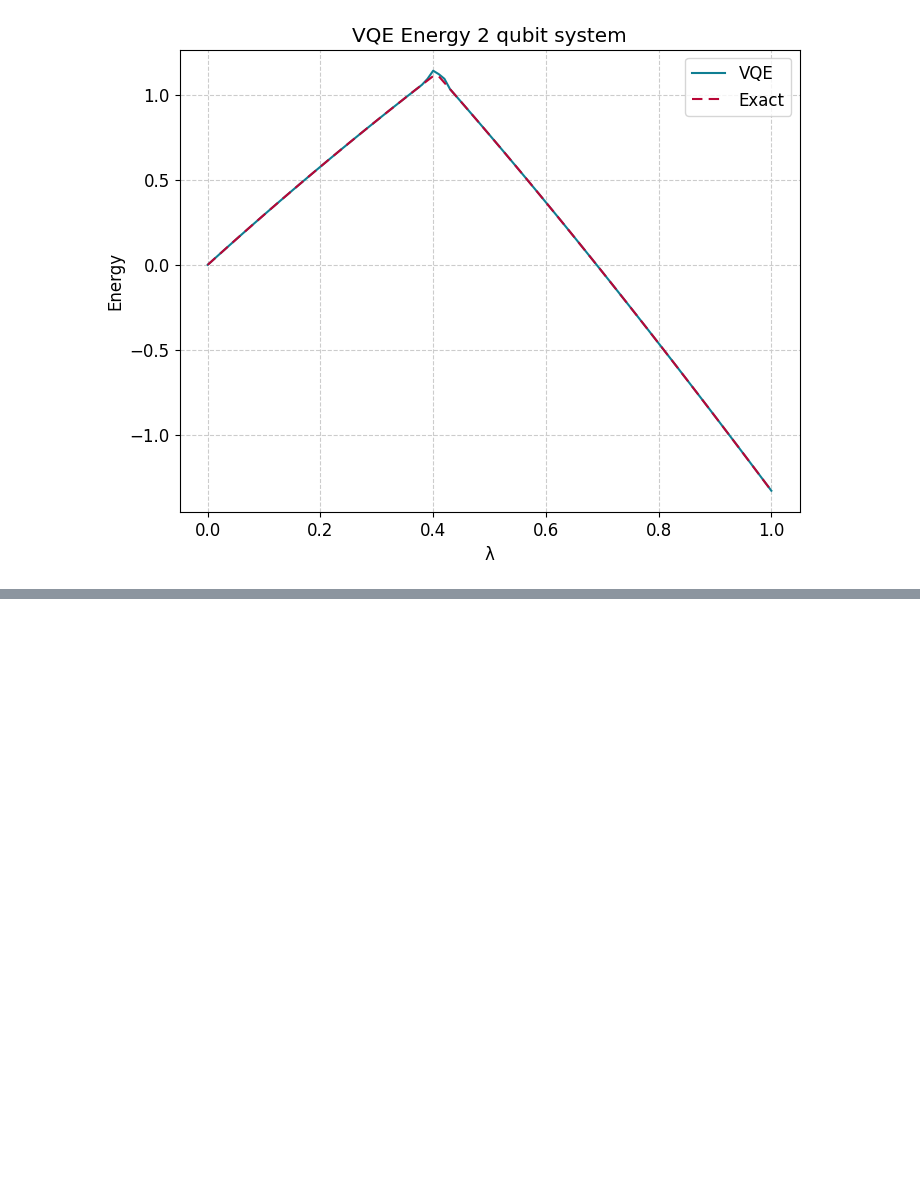
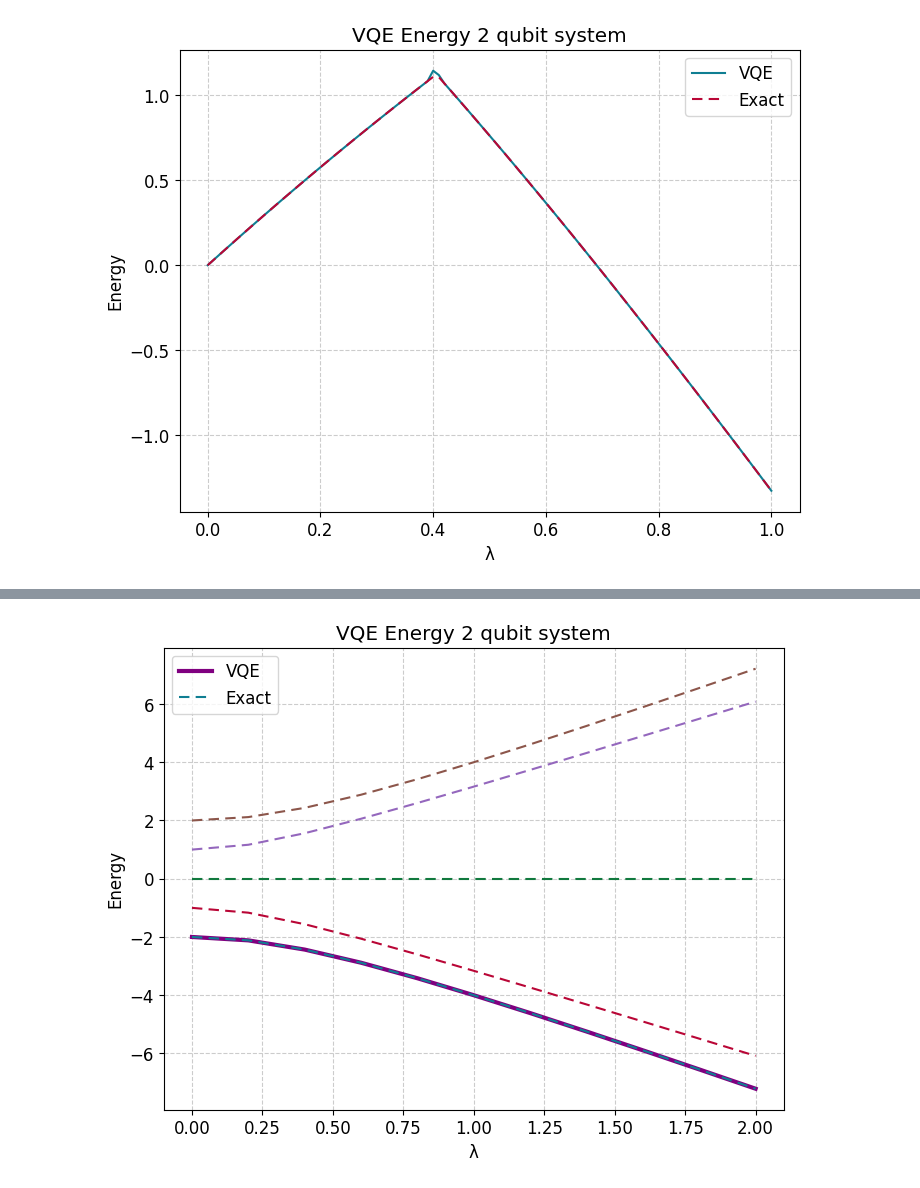
Before and after one commit to hishemok/FYS5419, a Jupyter notebook: Project_1/Project1.ipynb, the cells around one changed output, grey strips where cells are left out. Saved outputs shown, nothing was run; the diff lists cells and outputs as text; code cells hidden in the pictures; blank space fills up the shorter version.

```diff
--- a/Project_1/Project1.ipynb
+++ b/Project_1/Project1.ipynb
@@ -681,0 +556,18 @@ plt.show()
+# %%
+Z = σ_z()
+X = σ_x()
+Y = σ_y()
+I = np.eye(2)
+
+def tensor_product(matrices):
+    """
+    Compute the tensor product of a list of 2x2 matrices.
+    Args:
+        matrices (list): List of 2x2 numpy arrays.
+    Returns:
+        result (np.array): Tensor product of the matrices.
+    """
+    result = matrices[0]
+    for mat in matrices[1:]:
+        result = np.kron(result, mat)
+    return result
@@ -682,38 +713,56 @@ plt.show()
 # %%
-def ansatz_j1(params: np.array) -> np.array:
-    """
-    Returns the state by the ansatz circuit
-    Suited for J=1 3x3 Hamiltonian
-    """
-    theta0, theta1, theta2, theta3 = params
-    state = q00
+# VQE
 
-    Ry1 = np.kron(R_y(theta0),np.eye(2))
-    Ry2 = np.kron(np.eye(2),R_y(theta1))
-    state = CNOT @ Ry2 @ Ry1 @ state
-    Ry3 = np.kron(R_y(theta2),np.eye(2))
-    Ry4 = np.kron(np.eye(2),R_y(theta3))
-    state = CNOT @ Ry4 @ Ry3 @ state
-    return state[:3]
-    # state = CNOT @ np.kron(R_y(phi0),R_y(phi1)) @ np.kron(R_x(theta0),R_x(theta1))  @ state
-    # return state[:3]
-
-def ansatz_j2(params: np.array) -> np.array:
+def pauli_ansatz_j2(params: np.array) -> np.array:
     """
     Returns the state by the ansatz circuit
     Suited for J=2 5x5 Hamiltonian
     """
     theta0, theta1, theta2, theta3, theta4, theta6 = params
     state = np.kron(q00,np.eye(2))[0]
 
     Ry1 = tensor_product([R_y(theta0),np.eye(2),np.eye(2)])
     Ry2 = tensor_product([np.eye(2),R_y(theta1),np.eye(2)])
     Ry3 = tensor_product([np.eye(2),np.eye(2),R_y(theta2)])
     CNOT12 = np.kron(CNOT,np.eye(2))
     CNOT23 = np.kron(np.eye(2),CNOT)
+
     state = CNOT23 @ CNOT12 @ Ry3 @ Ry2 @ Ry1 @ state
     Ry4 = tensor_product([R_y(theta3),np.eye(2),np.eye(2)])
     Ry5 = tensor_product([np.eye(2),R_y(theta4),np.eye(2)])
     Ry6 = tensor_product([np.eye(2),np.eye(2),R_y(theta6)])
     state = Ry6 @ Ry5 @ Ry4 @ state
     return state[:5]
+
+def exp_val_j2_pauli(params: np.array, V: float, eps : float) -> float:
+    """
+    Returns the expectation value for a given set of parameters and V, epsilon
+    """
+    psi = pauli_ansatz_j2(params)
+    return np.real(psi.conj().T @ Hamiltonian_PauliJ2(eps,V) @ psi)
+
+def cost_function_j2 (params: np.array, V: float, eps: float) -> float:
+    return exp_val_j2_pauli(params,V,eps)
+
+
+
+Vvals = np.linspace(0,2,11)
+pauli_j2_VQE = np.zeros(len(Vvals))
+eta = 0.1
+Niterations = 1000
+for i,v in enumerate(Vvals):
+    params = np.random.rand(6)*np.pi
+
+    results = minimize(cost_function_j2,params,args=(v,1.0),method='BFGS',tol=1e-8)
+    pauli_j2_VQE[i] = results.fun
+
+
+plt.plot(Vvals, pauli_j2_VQE,linewidth=3,color="purple")
+plt.plot(Vvals,eigenvalues,linestyle = (0,(5,3)))
+plt.legend(["VQE","Exact"])
+plt.xlabel("λ")
+plt.ylabel("Energy")
+plt.title("VQE Energy 2 qubit system")
+plt.show()
+# %% [output]
+[figure, added]
```
Also changed, not shown: parts of 22 cells of this notebook, 6 other files.
